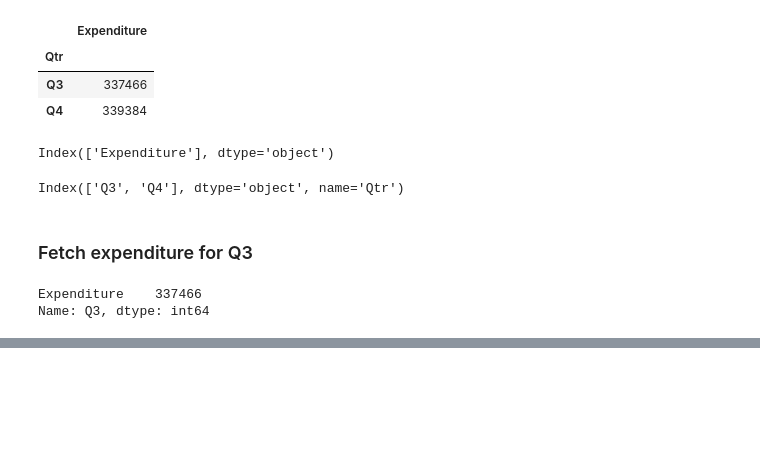
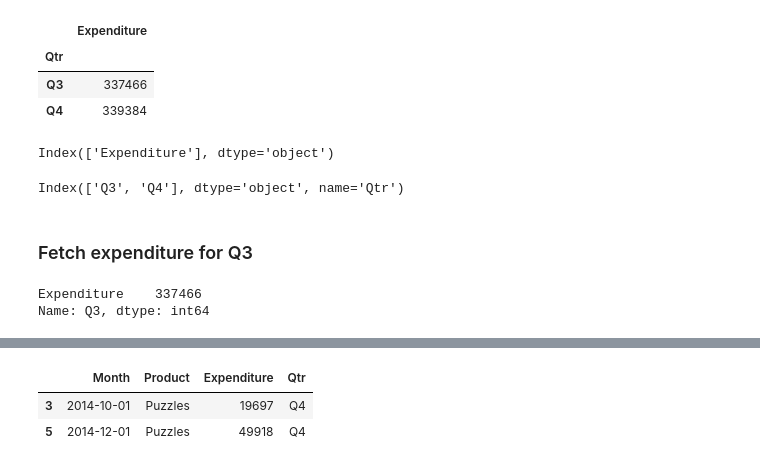
Before and after one commit to asarfraaz/Advanced_Python_Jun2k24, a Jupyter notebook: Sales/Pandas_Toys.ipynb, the cells around one changed output, grey strips where cells are left out. Drawn from its saved outputs; the diff is of its cells as text; code cells hidden in the pictures; blank space fills up the shorter version.

```diff
--- a/Sales/Pandas_Toys.ipynb
+++ b/Sales/Pandas_Toys.ipynb
@@ -245,0 +315,6 @@ Name: Q3, dtype: int64
+# %%
+df[ (df.Expenditure < 50_000) & (df.Qtr == "Q4") ]
+# %% [output]
+|  | Month | Product | Expenditure | Qtr |
+| 3 | 2014-10-01 | Puzzles | 19697 | Q4 |
+| 5 | 2014-12-01 | Puzzles | 49918 | Q4 |
```
Also changed, not shown: parts of 15 cells of this notebook.
